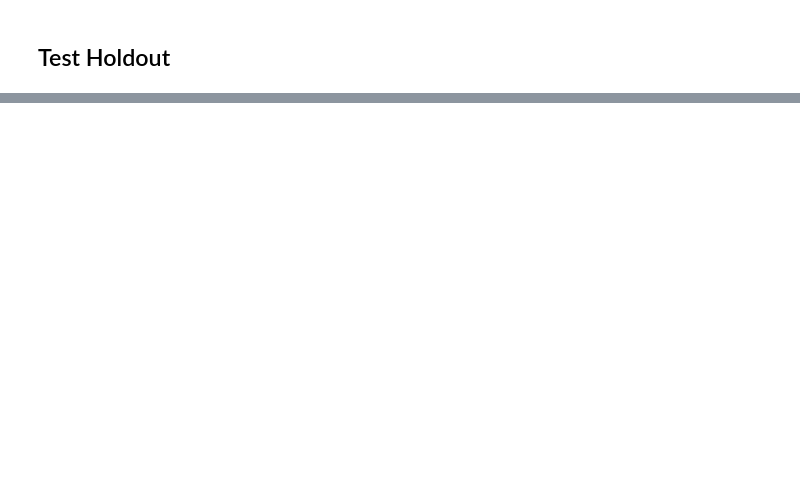
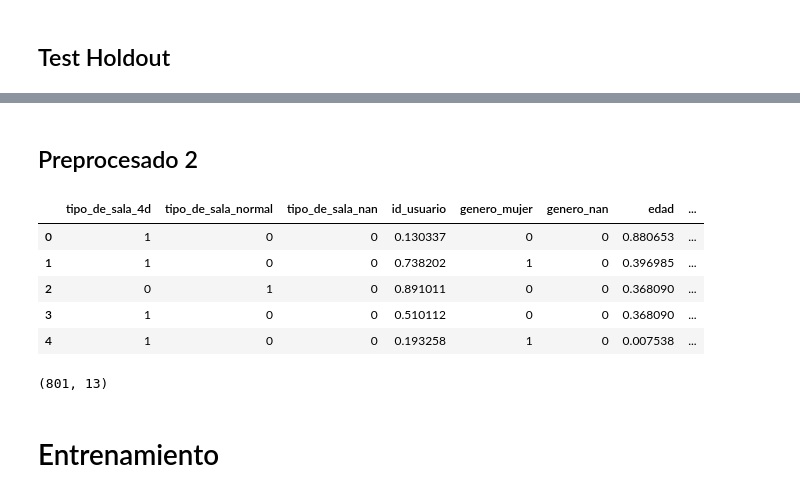
Before and after one commit to JuanOpizzi/Datos-2020-2c, a Jupyter notebook: TP2/gradient_boosting.ipynb, the cells around one changed output, grey strips where cells are left out. Cells and saved outputs as stored; diff of their text form; code cells hidden in the pictures; blank space fills up the shorter version.

```diff
--- a/TP2/gradient_boosting.ipynb
+++ b/TP2/gradient_boosting.ipynb
@@ -239,2 +143,4 @@ df_resultado.shape
 # %%
 df_resultado.to_csv('prediccion/Boosting_resultado_final.csv')
+# %% [markdown]
+## Preprocesado 2
@@ -240,0 +162,17 @@ df_resultado.to_csv('prediccion/Boosting_resultado_final.csv')
+# %%
+df_2 = preprocesado_2(dataset, columnas_2+volver)
+
+df_2.head()
+# %% [output]
+|  | tipo_de_sala_4d | tipo_de_sala_normal | tipo_de_sala_nan | id_usuario | genero_mujer | genero_nan | edad | ... |
+| 0 | 1 | 0 | 0 | 0.130337 | 0 | 0 | 0.880653 | ... |
+| 1 | 1 | 0 | 0 | 0.738202 | 1 | 0 | 0.396985 | ... |
+| 2 | 0 | 1 | 0 | 0.891011 | 0 | 0 | 0.368090 | ... |
+| 3 | 1 | 0 | 0 | 0.510112 | 0 | 0 | 0.368090 | ... |
+| 4 | 1 | 0 | 0 | 0.193258 | 1 | 0 | 0.007538 | ... |
+# %%
+df_2.shape
+# %% [output]
+(801, 13)
+# %% [markdown]
+# Entrenamiento
```
Also changed, not shown: parts of 52 cells of this notebook, 1 other file.
